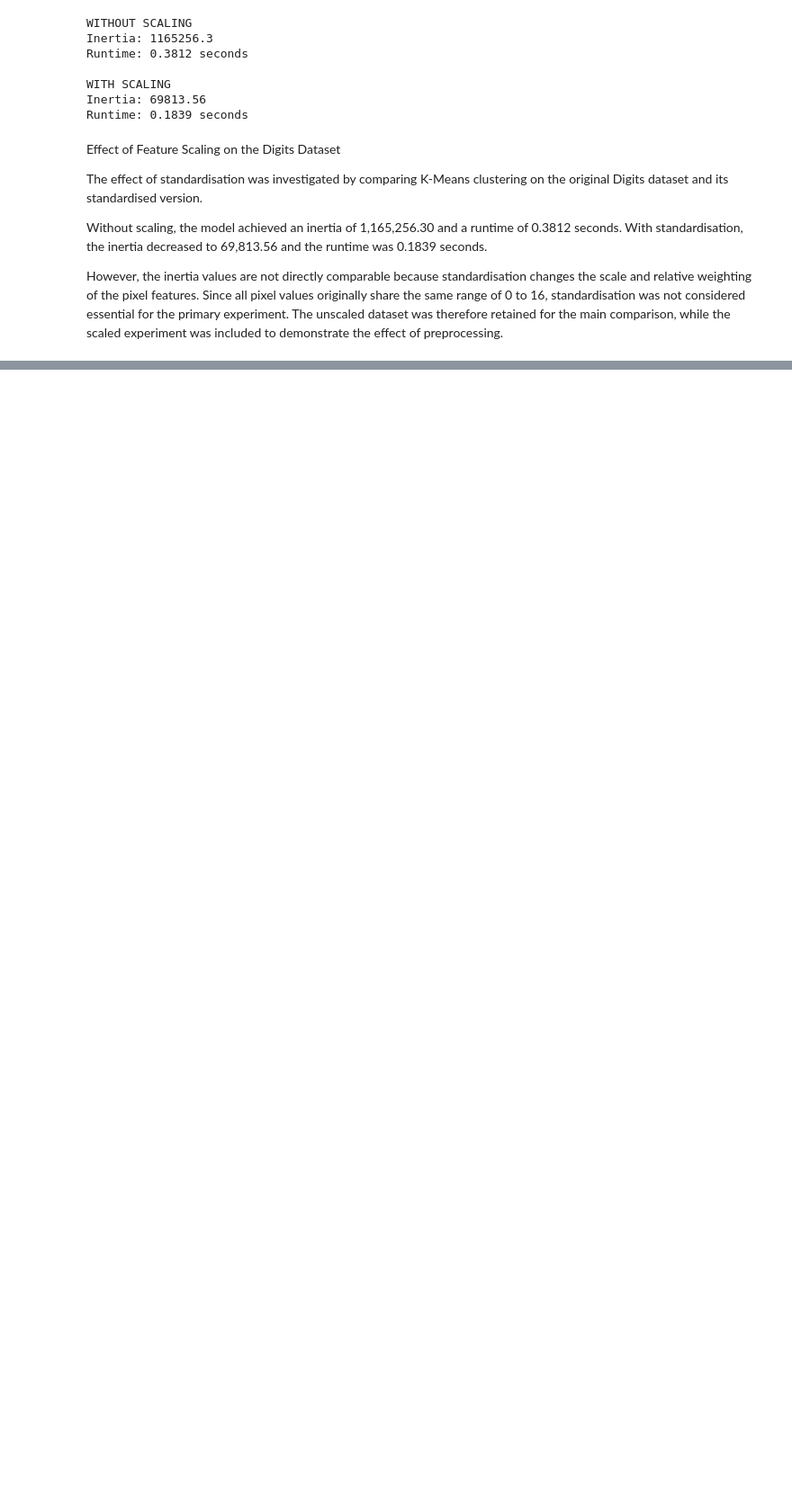
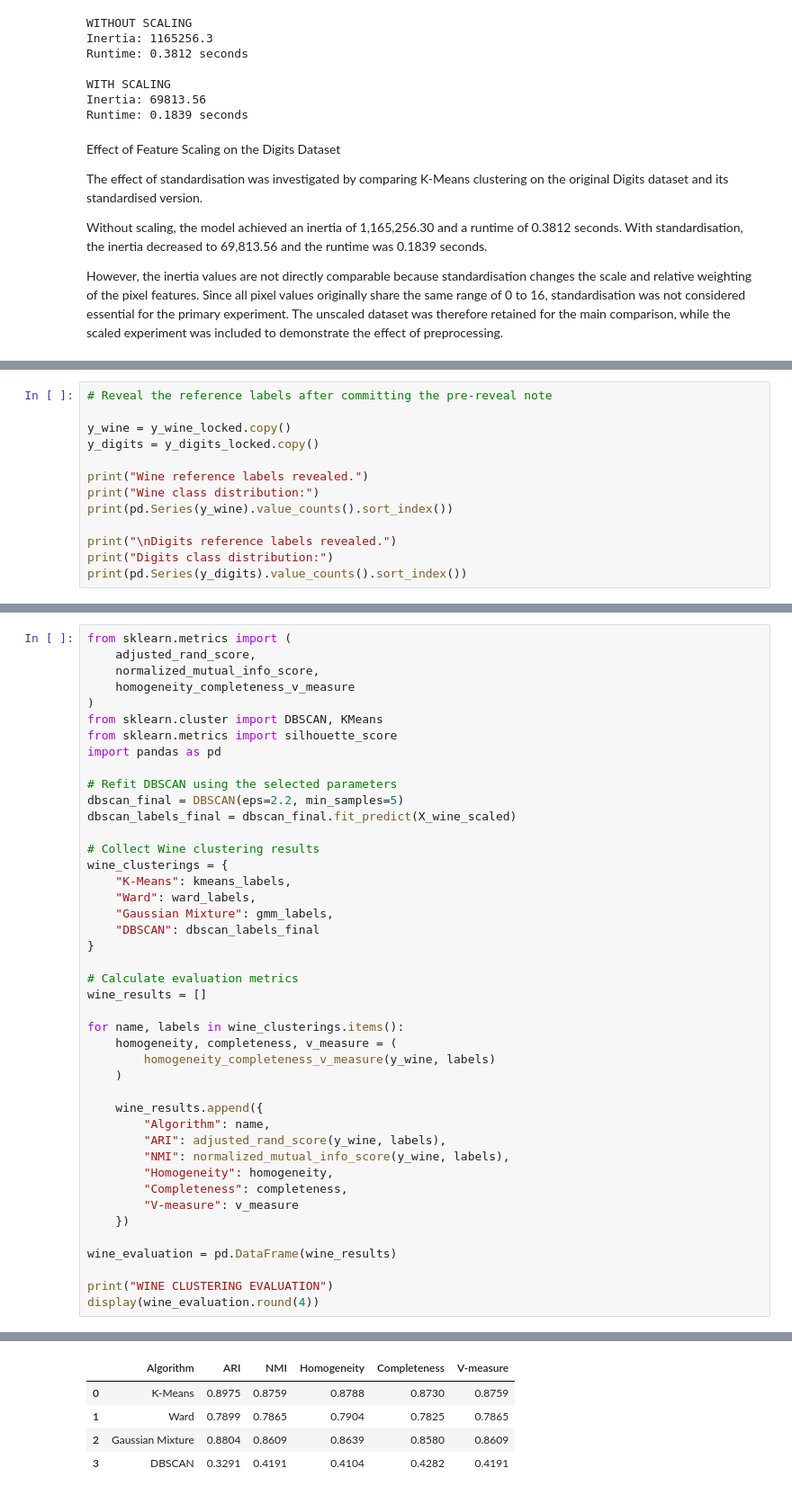
Before and after one commit to perfectionemiene/unsupervised-structure-audit, a Jupyter notebook: notebooks/A1_unsupervised_audit.ipynb, the cells around one changed output, grey strips where cells are left out. Shown at 90% size. Cells and saved outputs as stored; diff of their text form; blank space fills up the shorter version.

Commit message:
Complete clustering evaluation and pipeline implementation

```diff
--- a/notebooks/A1_unsupervised_audit.ipynb
+++ b/notebooks/A1_unsupervised_audit.ipynb
@@ -857,0 +932,13 @@ However, the inertia values are not directly comparable because standardisation
+# %%
+# Reveal the reference labels after committing the pre-reveal note
+
+y_wine = y_wine_locked.copy()
+y_digits = y_digits_locked.copy()
+
+print("Wine reference labels revealed.")
+print("Wine class distribution:")
+print(pd.Series(y_wine).value_counts().sort_index())
+
+print("\nDigits reference labels revealed.")
+print("Digits class distribution:")
+print(pd.Series(y_digits).value_counts().sort_index())
@@ -857,0 +972,44 @@ However, the inertia values are not directly comparable because standardisation
+# %%
+from sklearn.metrics import (
+    adjusted_rand_score,
+    normalized_mutual_info_score,
+    homogeneity_completeness_v_measure
+)
+from sklearn.cluster import DBSCAN, KMeans
+from sklearn.metrics import silhouette_score
+import pandas as pd
+
+# Refit DBSCAN using the selected parameters
+dbscan_final = DBSCAN(eps=2.2, min_samples=5)
+dbscan_labels_final = dbscan_final.fit_predict(X_wine_scaled)
+
+# Collect Wine clustering results
+wine_clusterings = {
+    "K-Means": kmeans_labels,
+    "Ward": ward_labels,
+    "Gaussian Mixture": gmm_labels,
+    "DBSCAN": dbscan_labels_final
+}
+
+# Calculate evaluation metrics
+wine_results = []
+
+for name, labels in wine_clusterings.items():
+    homogeneity, completeness, v_measure = (
+        homogeneity_completeness_v_measure(y_wine, labels)
+    )
+
+    wine_results.append({
+        "Algorithm": name,
+        "ARI": adjusted_rand_score(y_wine, labels),
+        "NMI": normalized_mutual_info_score(y_wine, labels),
+        "Homogeneity": homogeneity,
+        "Completeness": completeness,
+        "V-measure": v_measure
+    })
+
+wine_evaluation = pd.DataFrame(wine_results)
+
+print("WINE CLUSTERING EVALUATION")
+display(wine_evaluation.round(4))
+# %% [output]
@@ -857,0 +1017,5 @@ However, the inertia values are not directly comparable because standardisation
+|  | Algorithm | ARI | NMI | Homogeneity | Completeness | V-measure |
+| 0 | K-Means | 0.8975 | 0.8759 | 0.8788 | 0.8730 | 0.8759 |
+| 1 | Ward | 0.7899 | 0.7865 | 0.7904 | 0.7825 | 0.7865 |
+| 2 | Gaussian Mixture | 0.8804 | 0.8609 | 0.8639 | 0.8580 | 0.8609 |
+| 3 | DBSCAN | 0.3291 | 0.4191 | 0.4104 | 0.4282 | 0.4191 |
```
Also changed, not shown: parts of 14 cells of this notebook, 4 other files.
